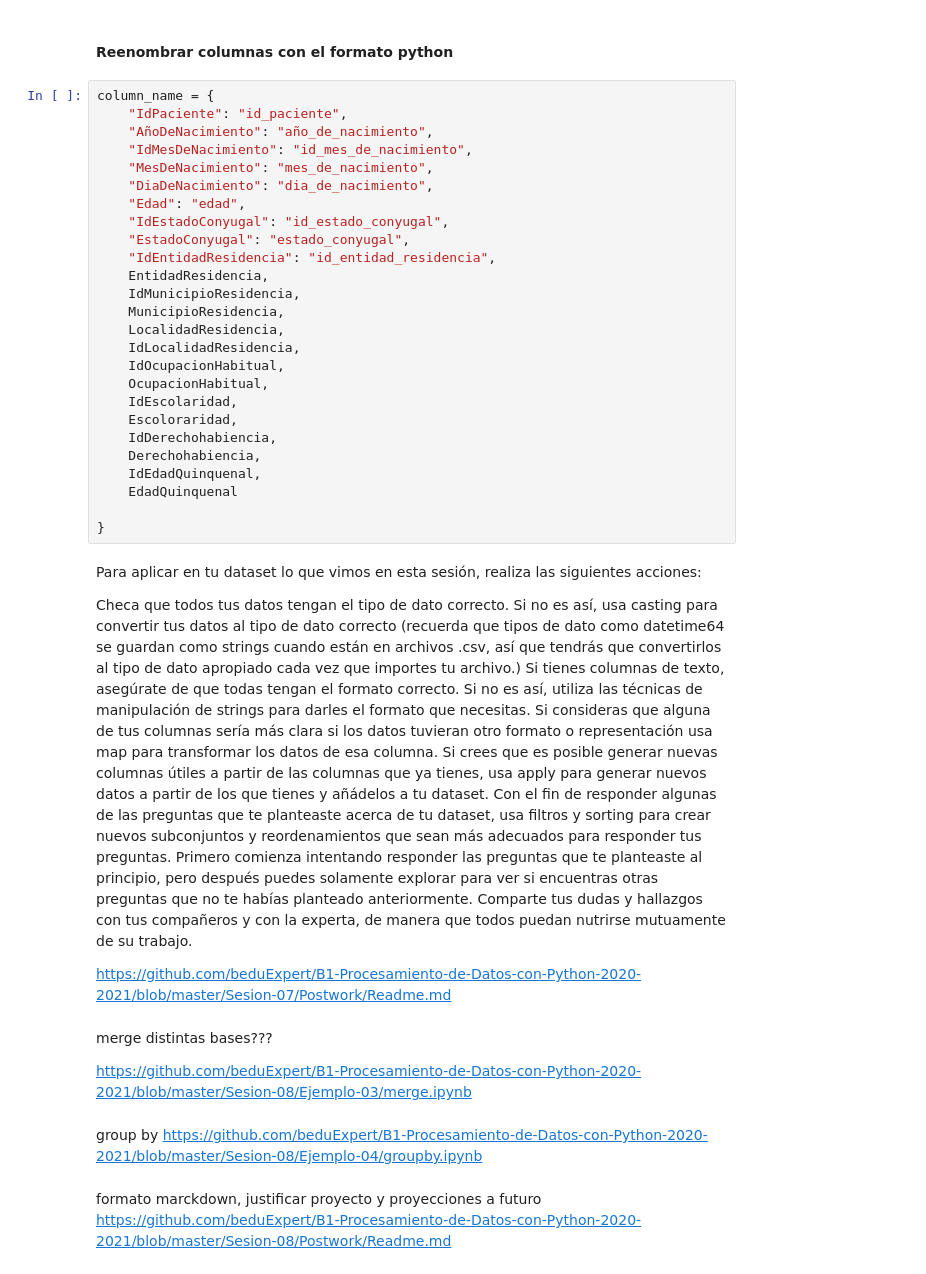
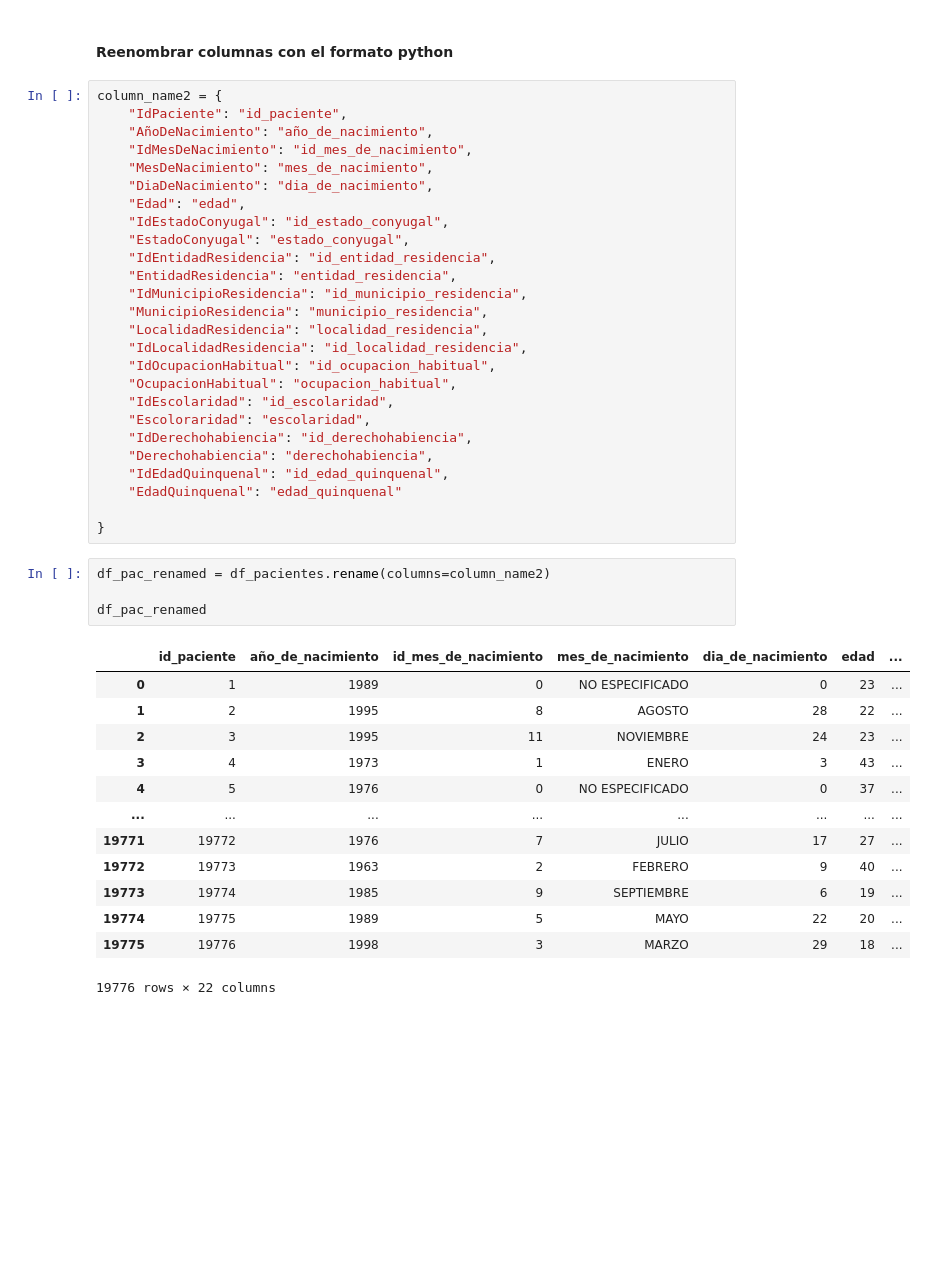
Before and after one commit to almamelisa/Proyecto_final_Procesamiento_de_datos_Python, a Jupyter notebook: proyecto_final_modulo_3.ipynb, the cells around one changed output. Cells and saved outputs as stored; diff of their text form; blank space fills up the shorter version.

```diff
--- a/proyecto_final_modulo_3.ipynb
+++ b/proyecto_final_modulo_3.ipynb
@@ -267,7 +265,7 @@ dtype: int64
 # %% [markdown]
 #### Reenombrar columnas con el formato python
 # %%
-column_name = {
+column_name2 = {
     "IdPaciente": "id_paciente",
     "AñoDeNacimiento": "año_de_nacimiento",
     "IdMesDeNacimiento": "id_mes_de_nacimiento",
@@ -277,38 +275,36 @@ column_name = {
     "IdEstadoConyugal": "id_estado_conyugal",
     "EstadoConyugal": "estado_conyugal",
     "IdEntidadResidencia": "id_entidad_residencia",
-    EntidadResidencia,
-    IdMunicipioResidencia,
-    MunicipioResidencia,
-    LocalidadResidencia,
-    IdLocalidadResidencia,
-    IdOcupacionHabitual,
-    OcupacionHabitual,
-    IdEscolaridad,
-    Escoloraridad,
-    IdDerechohabiencia,
-    Derechohabiencia,
-    IdEdadQuinquenal,
-    EdadQuinquenal
+    "EntidadResidencia": "entidad_residencia",
+    "IdMunicipioResidencia": "id_municipio_residencia",
+    "MunicipioResidencia": "municipio_residencia",
+    "LocalidadResidencia": "localidad_residencia",
+    "IdLocalidadResidencia": "id_localidad_residencia",
+    "IdOcupacionHabitual": "id_ocupacion_habitual",
+    "OcupacionHabitual": "ocupacion_habitual",
+    "IdEscolaridad": "id_escolaridad",
+    "Escoloraridad": "escolaridad",
+    "IdDerechohabiencia": "id_derechohabiencia",
+    "Derechohabiencia": "derechohabiencia",
+    "IdEdadQuinquenal": "id_edad_quinquenal",
+    "EdadQuinquenal": "edad_quinquenal"
 
 }
-# %% [markdown]
-Para aplicar en tu dataset lo que vimos en esta sesión, realiza las siguientes acciones:
-
-Checa que todos tus datos tengan el tipo de dato correcto. Si no es así, usa casting para convertir tus datos al tipo de dato correcto (recuerda que tipos de dato como datetime64 se guardan como strings cuando están en archivos .csv, así que tendrás que convertirlos al tipo de dato apropiado cada vez que importes tu archivo.)
-Si tienes columnas de texto, asegúrate de que todas tengan el formato correcto. Si no es así, utiliza las técnicas de manipulación de strings para darles el formato que necesitas.
-Si consideras que alguna de tus columnas sería más clara si los datos tuvieran otro formato o representación usa map para transformar los datos de esa columna.
-Si crees que es posible generar nuevas columnas útiles a partir de las columnas que ya tienes, usa apply para generar nuevos datos a partir de los que tienes y añádelos a tu dataset.
-Con el fin de responder algunas de las preguntas que te planteaste acerca de tu dataset, usa filtros y sorting para crear nuevos subconjuntos y reordenamientos que sean más adecuados para responder tus preguntas. Primero comienza intentando responder las preguntas que te planteaste al principio, pero después puedes solamente explorar para ver si encuentras otras preguntas que no te habías planteado anteriormente.
-Comparte tus dudas y hallazgos con tus compañeros y con la experta, de manera que todos puedan nutrirse mutuamente de su trabajo.
-
-https://github.com/beduExpert/B1-Procesamiento-de-Datos-con-Python-2020-2021/blob/master/Sesion-07/Postwork/Readme.md
-# %% [markdown]
-merge distintas bases???
-
-https://github.com/beduExpert/B1-Procesamiento-de-Datos-con-Python-2020-2021/blob/master/Sesion-08/Ejemplo-03/merge.ipynb
-# %% [markdown]
-group by https://github.com/beduExpert/B1-Procesamiento-de-Datos-con-Python-2020-2021/blob/master/Sesion-08/Ejemplo-04/groupby.ipynb
-# %% [markdown]
-formato marckdown, justificar proyecto y proyecciones a futuro
-https://github.com/beduExpert/B1-Procesamiento-de-Datos-con-Python-2020-2021/blob/master/Sesion-08/Postwork/Readme.md
+# %%
+df_pac_renamed = df_pacientes.rename(columns=column_name2)
+
+df_pac_renamed
+# %% [output]
+|  | id_paciente | año_de_nacimiento | id_mes_de_nacimiento | mes_de_nacimiento | dia_de_nacimiento | edad | ... |
+| 0 | 1 | 1989 | 0 | NO ESPECIFICADO | 0 | 23 | ... |
+| 1 | 2 | 1995 | 8 | AGOSTO | 28 | 22 | ... |
+| 2 | 3 | 1995 | 11 | NOVIEMBRE | 24 | 23 | ... |
+| 3 | 4 | 1973 | 1 | ENERO | 3 | 43 | ... |
+| 4 | 5 | 1976 | 0 | NO ESPECIFICADO | 0 | 37 | ... |
+| ... | ... | ... | ... | ... | ... | ... | ... |
+| 19771 | 19772 | 1976 | 7 | JULIO | 17 | 27 | ... |
+| 19772 | 19773 | 1963 | 2 | FEBRERO | 9 | 40 | ... |
+| 19773 | 19774 | 1985 | 9 | SEPTIEMBRE | 6 | 19 | ... |
+| 19774 | 19775 | 1989 | 5 | MAYO | 22 | 20 | ... |
+| 19775 | 19776 | 1998 | 3 | MARZO | 29 | 18 | ... |
+19776 rows × 22 columns
```
Also changed, not shown: parts of 14 cells of this notebook.
